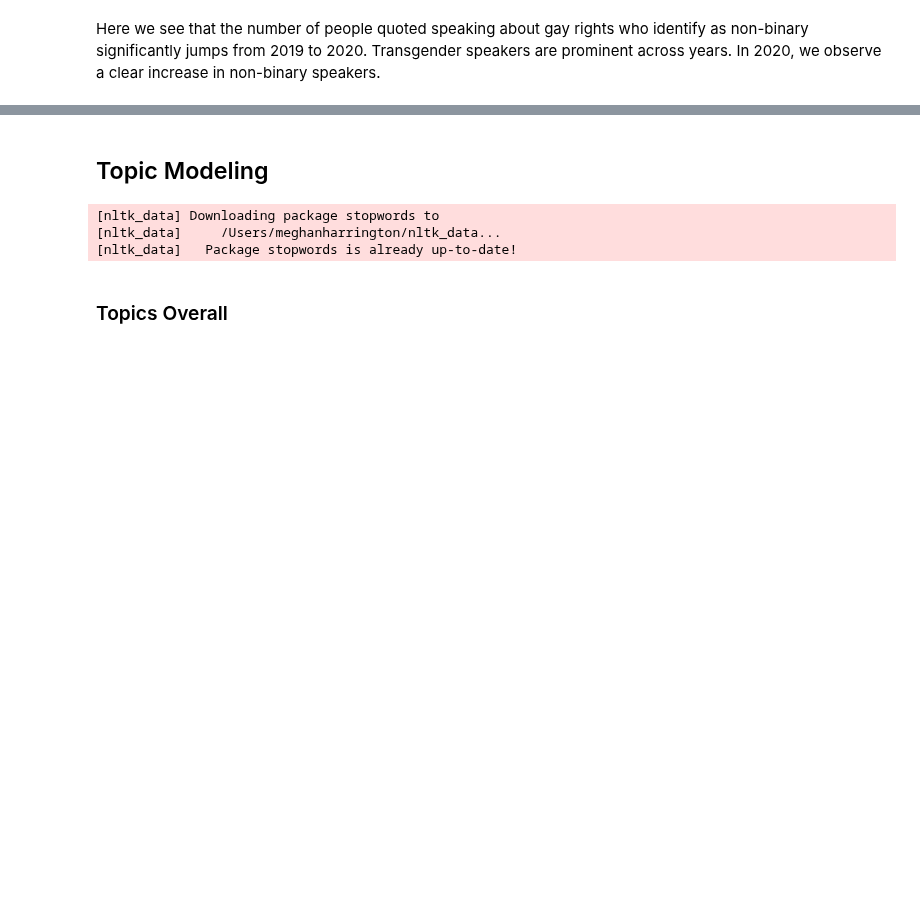
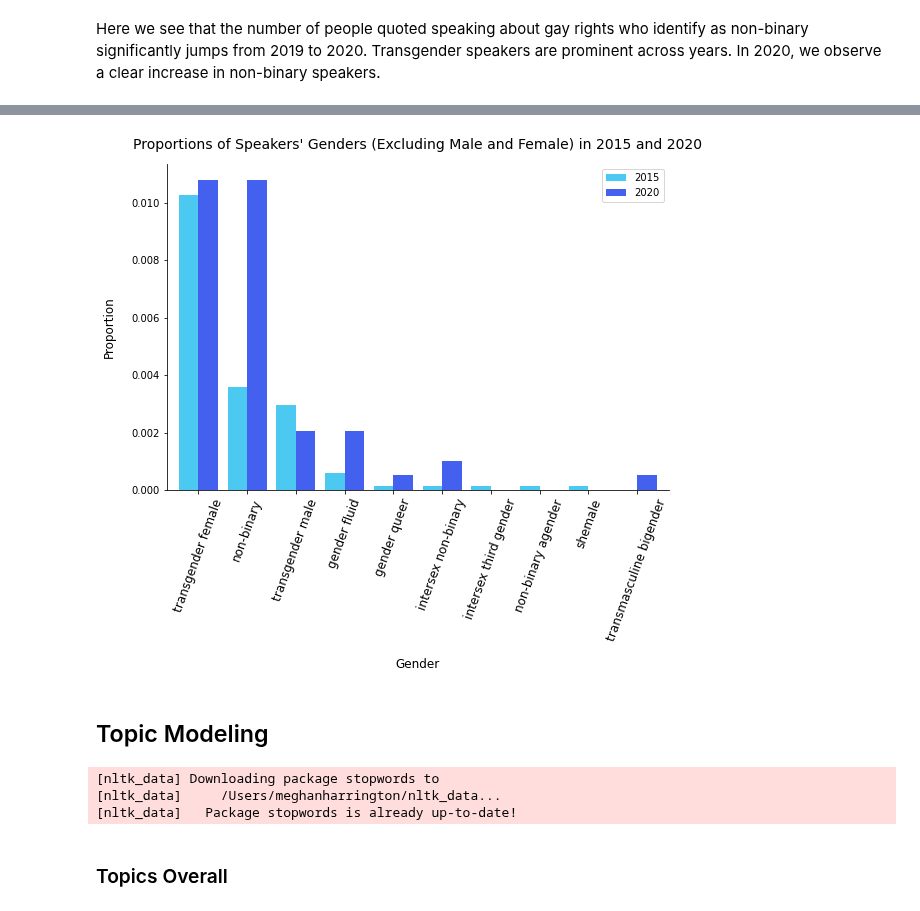
Before and after one commit to epfl-ada/ada-2021-project-ada_group_project, a Jupyter notebook: statistics.ipynb, the cells around one changed output, grey strips where cells are left out. Drawn from its saved outputs; the diff is of its cells as text; code cells hidden in the pictures; blank space fills up the shorter version.

```diff
--- a/statistics.ipynb
+++ b/statistics.ipynb
@@ -457,0 +500,14 @@ Transgender speakers are prominent across years. In 2020, we observe a clear inc
+# %%
+sum15 = merged_gender[(merged_gender.year == 2015)].ct.sum()
+sum20 = merged_gender[(merged_gender.year == 2020)].ct.sum()
+# %%
+# Remove male and female to look more closely at minority genders
+without_mf15 = merged_gender[(merged_gender.year == 2015) & ~(merged_gender.gender.isin(['male', 'female']))]
+without_mf15['prop'] = without_mf15.ct / sum15
+without_mf15 = without_mf15.set_index('gender')
+without_mf15 = without_mf15.drop("male transgender person")
+
+without_mf20 = merged_gender[(merged_gender.year == 2020) & ~(merged_gender.gender.isin(['male', 'female']))]
+without_mf20['prop'] = without_mf20.ct / sum20
+without_mf20 = without_mf20.set_index('gender')
+without_mf20.head()
@@ -458,3 +522,20 @@ Transgender speakers are prominent across years. In 2020, we observe a clear inc
+# %%
+# Plot minority gender proportions on a bar chart
+s15 = without_mf15.prop
+s20 = without_mf20.prop
+plt.rcParams["figure.figsize"] = (9, 6)
+df = pd.DataFrame({"2015":s15,"2020":s20})
+ax = df.sort_values(by = '2015', ascending=False).plot.bar(color=["#4cc9f0","#4361ee"], rot=0,
+                                                          width = 0.8)
+ax.set_xlabel("Gender", fontsize = 12, labelpad=15)
+ax.set_ylabel("Proportion", fontsize = 12, labelpad=15)
+plt.xticks(rotation=70, fontsize =12)
+ax.set_title("Proportions of Speakers' Genders (Excluding Male and Female) in 2015 and 2020", fontsize=14, pad=15)
+plt.gca().spines['top'].set_visible(False)
+plt.gca().spines['right'].set_visible(False)
+plt.show()
+# %% [output]
+[figure, added]
 # %% [markdown]
 ## Topic Modeling
 # %%
```
Also changed, not shown: parts of 6 cells of this notebook.
